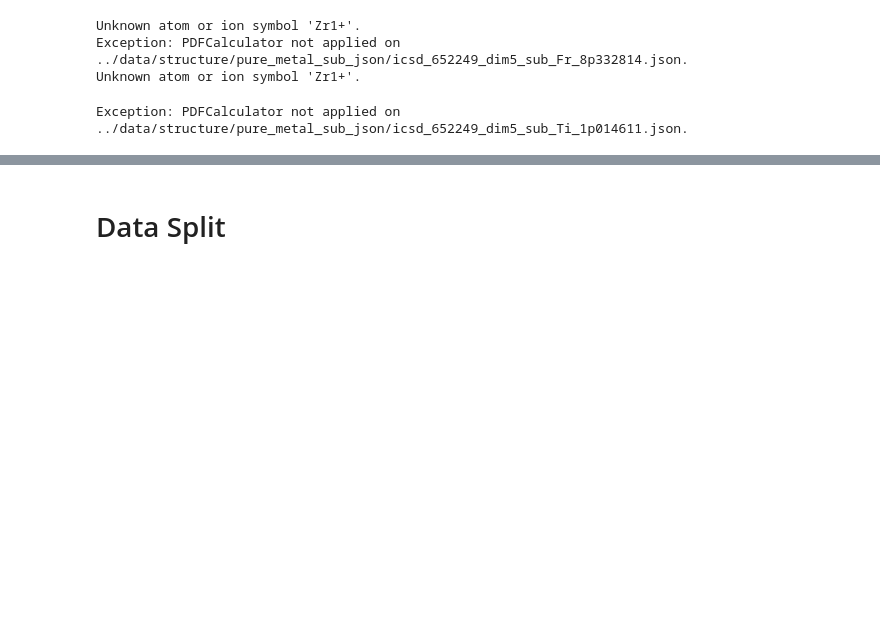
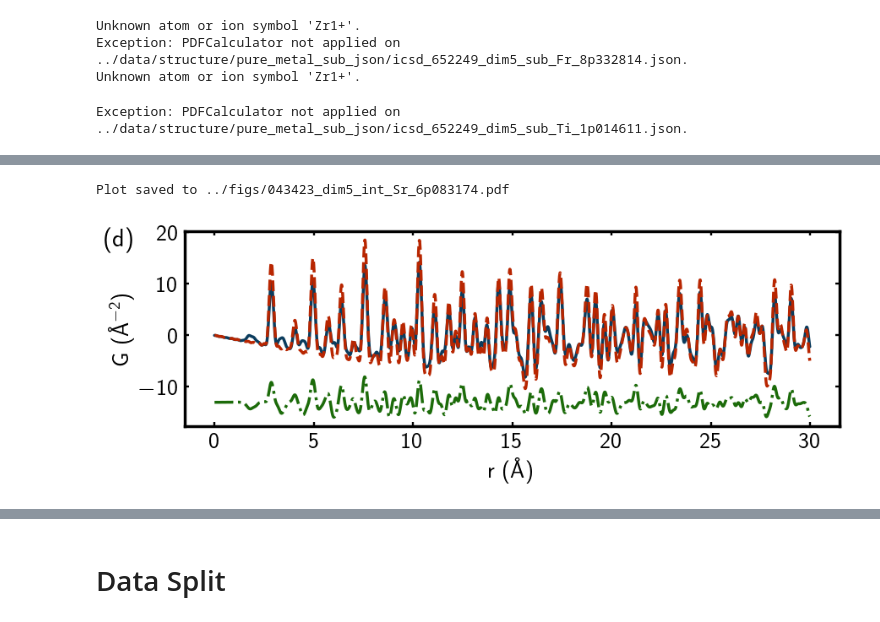
Before and after one commit to lanikaling/PointDefectLearn, a Jupyter notebook: notebook/data.ipynb, the cells around one changed output, grey strips where cells are left out. Cells and saved outputs as stored; diff of their text form; code cells hidden in the pictures; blank space fills up the shorter version.

```diff
--- a/notebook/data.ipynb
+++ b/notebook/data.ipynb
@@ -235,0 +231,9 @@ plot_processed_and_original(filename, normalization=None, offset=7, if_show=True
+# %%
+from point_defect_learn.plot_utils import plot_processed_and_original
+filename = 'pure_metal_int/icsd_043423_dim5_int_Sr_6p083174.gr'
+plot_processed_and_original(filename, normalization=None,
+                            text={'content':'(d)', 'loc':[0.03, .82, 0, 0]},
+                            offset=13, if_show=True, if_save=True, if_legend=False, save_dir='../figs/043423_dim5_int_Sr_6p083174.pdf')
+# %% [output]
+Plot saved to ../figs/043423_dim5_int_Sr_6p083174.pdf
+[figure, added]
```
Also changed, not shown: parts of 13 cells of this notebook, 18 other files.
